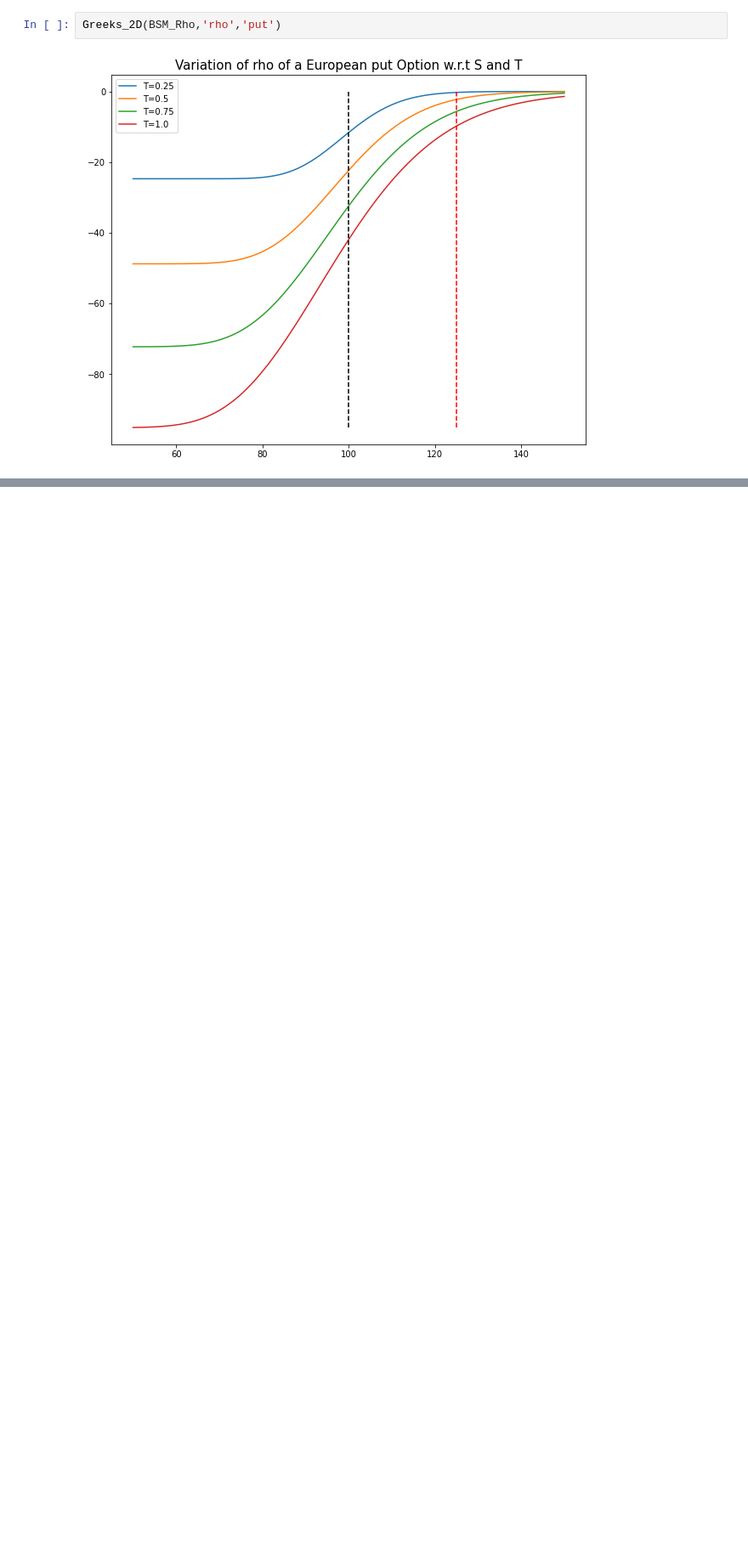
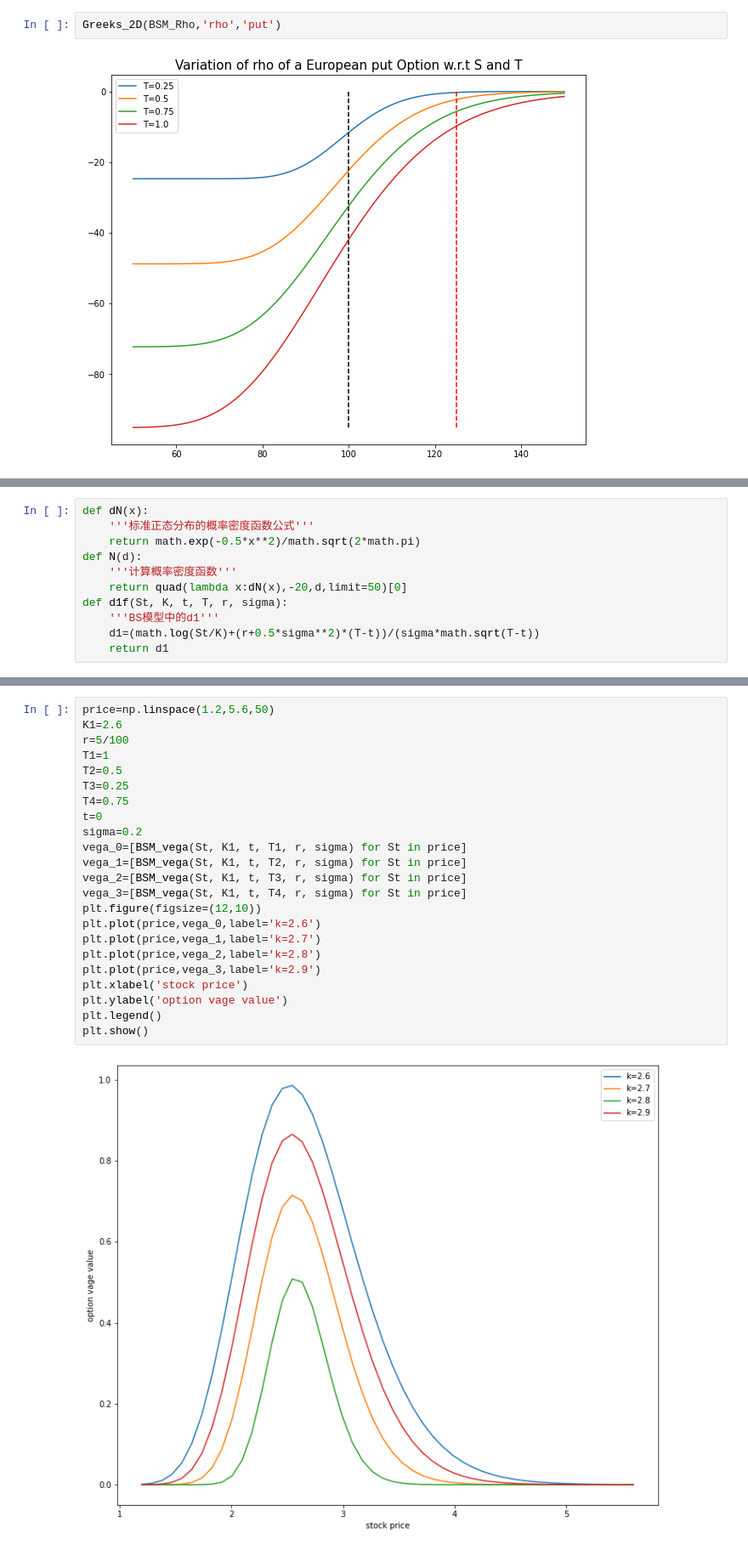
Before and after one commit to BruceWang0729/option-pricing-theory, a Jupyter notebook: Greeks for Option.ipynb, the cells around one changed output, grey strips where cells are left out. Shown at 85% size. Drawn from its saved outputs; the diff is of its cells as text; blank space fills up the shorter version.

```diff
--- a/Greeks for Option.ipynb
+++ b/Greeks for Option.ipynb
@@ -359,0 +424,11 @@ Since, if $\Theta$ of a Delta-neutral portfolio is a large negative number, $\Ga
+# %%
+def dN(x):
+    '''标准正态分布的概率密度函数公式'''
+    return math.exp(-0.5*x**2)/math.sqrt(2*math.pi)
+def N(d):
+    '''计算概率密度函数'''
+    return quad(lambda x:dN(x),-20,d,limit=50)[0]
+def d1f(St, K, t, T, r, sigma):
+    '''BS模型中的d1'''
+    d1=(math.log(St/K)+(r+0.5*sigma**2)*(T-t))/(sigma*math.sqrt(T-t))
+    return d1
@@ -359,0 +463,25 @@ Since, if $\Theta$ of a Delta-neutral portfolio is a large negative number, $\Ga
+# %%
+price=np.linspace(1.2,5.6,50)
+K1=2.6
+r=5/100
+T1=1
+T2=0.5
+T3=0.25
+T4=0.75
+t=0
+sigma=0.2
+vega_0=[BSM_vega(St, K1, t, T1, r, sigma) for St in price]
+vega_1=[BSM_vega(St, K1, t, T2, r, sigma) for St in price]
+vega_2=[BSM_vega(St, K1, t, T3, r, sigma) for St in price]
+vega_3=[BSM_vega(St, K1, t, T4, r, sigma) for St in price]
+plt.figure(figsize=(12,10))
+plt.plot(price,vega_0,label='k=2.6')
+plt.plot(price,vega_1,label='k=2.7')
+plt.plot(price,vega_2,label='k=2.8')
+plt.plot(price,vega_3,label='k=2.9')
+plt.xlabel('stock price')
+plt.ylabel('option vage value')
+plt.legend()
+plt.show()
+# %% [output]
+[figure, added]
```
Also changed, not shown: parts of 34 cells of this notebook.
